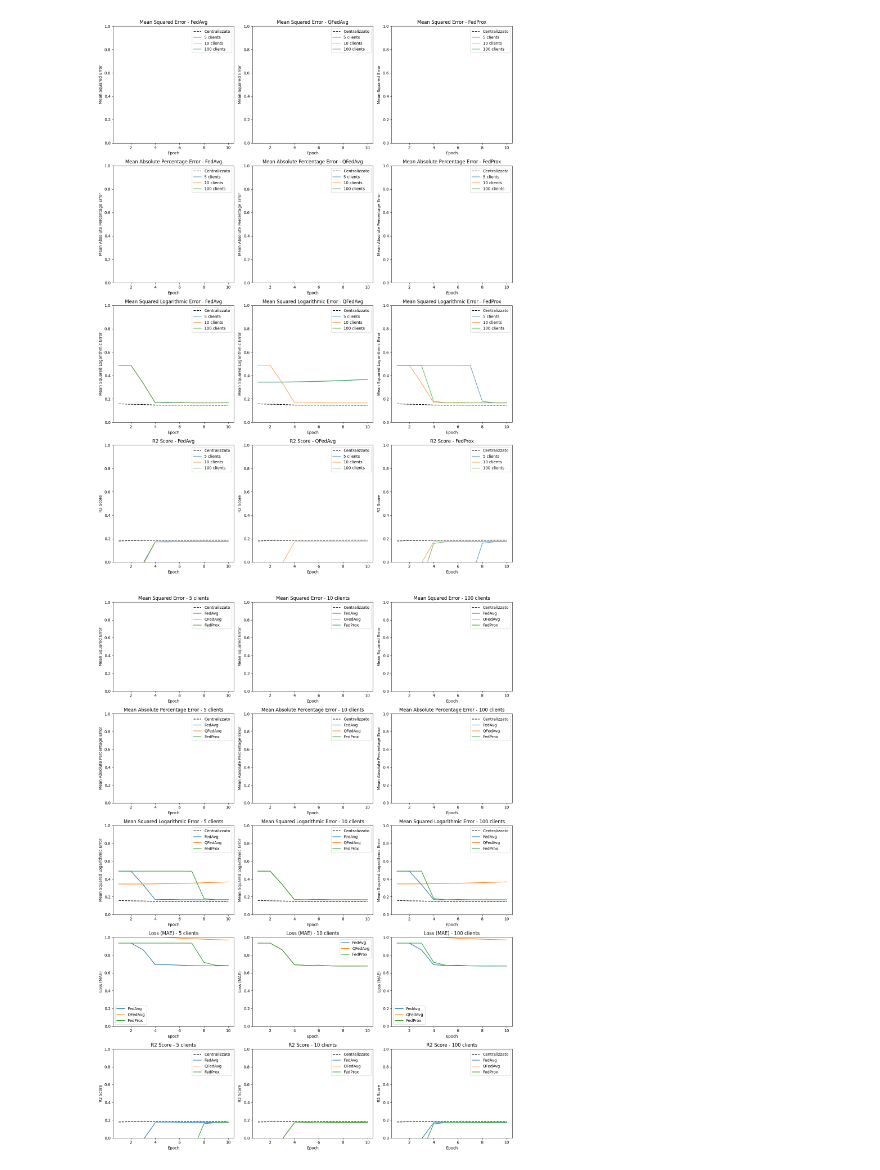
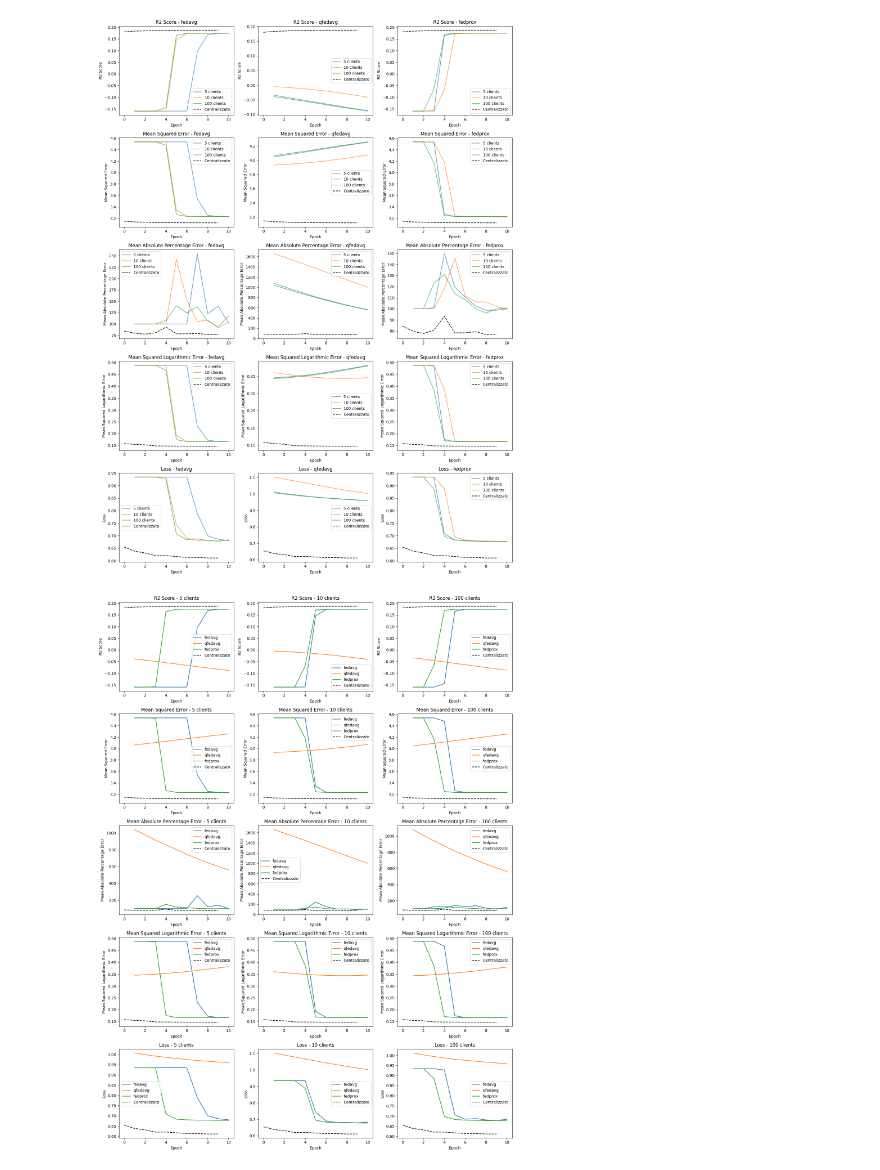
Before and after one commit to AnastasiaBrinati/Progetto-ML-23-24, a Jupyter notebook: Task2_plots.ipynb, the cells around one changed output. Saved outputs shown, nothing was run; the diff lists cells and outputs as text; code cells hidden in the pictures.

```diff
--- a/Task2_plots.ipynb
+++ b/Task2_plots.ipynb
@@ -95,46 +96,43 @@ task2_QFedAvg_5 = {
 # %%
 import matplotlib.pyplot as plt
 
 # Definizione delle metriche e delle strategie da visualizzare
-metrics = ['Mean Squared Error', 'Mean Absolute Percentage Error', 'Mean Squared Logarithmic Error', 'R2 Score']
-strategies = ['task2_FedAvg', 'task2_QFedAvg', 'task2_FedProx']
+metrics = ['R2 Score', 'Mean Squared Error', 'Mean Absolute Percentage Error','Mean Squared Logarithmic Error','Loss']
+strategies = ['task2_fedavg', 'task2_qfedavg', 'task2_fedprox']
 
 # Creazione dei subplots
 fig, axs = plt.subplots(len(metrics), len(strategies), figsize=(15, 20))
 
 # Looping su ogni metrica per creare i subplots
 for i, metric in enumerate(metrics):
     for j, strategy in enumerate(strategies):
-        axs[i, j].set_title(f"{metric} - {strategy.split('_')[1]}")
+        axs[i, j].set_title(f"{metric.replace('_', ' ').title()} - {strategy.split('_')[1]}")
         axs[i, j].set_xlabel('Epoch')
         axs[i, j].set_ylabel(metric)
-        axs[i, j].set_ylim(0, 1)  # Impostazione dell'asse y da 0 a 1
-
-        # Plotting per il risultato centralizzato
-        if metric in centralizzato:
-            axs[i, j].plot(centralizzato['Epoch'], centralizzato[metric], label='Centralizzato', linestyle='--', color='black')
-        else:
-            print(f"Metrica '{metric}' non trovata nel dizionario 'centralizzato'.")
 
         # Plotting per ogni numero di client
-        for num_clients in ['5', '10', '100']:
+        for num_clients in [5, 10, 100]:
             strategy_key = f"{strategy}_{num_clients}"
             axs[i, j].plot(eval(strategy_key)['Epoch'], eval(strategy_key)[metric], label=f"{num_clients} clients", linestyle='-', alpha=0.7)
+
+        # Aggiunta della metrica centralizzata
+        central_metric = task2_centralizzato[metric]
+        axs[i, j].plot(task2_centralizzato['Epoch'], central_metric, label="Centralizzato", linestyle='--', color='black')
 
         # Aggiunta della legenda
         axs[i, j].legend()
 
 # Ottimizzazione del layout
 plt.tight_layout()
 plt.show()
 # %% [output]
-[figure, old version]
+[figure, new version]
 # %%
 import matplotlib.pyplot as plt
 
 # Definizione delle metriche e delle strategie da visualizzare
-metrics = ['Mean Squared Error', 'Mean Absolute Percentage Error', 'Mean Squared Logarithmic Error', 'Loss (MAE)', 'R2 Score']
-strategies = ['task2_FedAvg', 'task2_QFedAvg', 'task2_FedProx']
+metrics = ['R2 Score', 'Mean Squared Error', 'Mean Absolute Percentage Error','Mean Squared Logarithmic Error','Loss']
+strategies = ['task2_fedavg', 'task2_qfedavg', 'task2_fedprox']
 num_clients_list = ['5', '10', '100']
 
 # Creazione dei subplots
@@ -143,14 +141,9 @@ fig, axs = plt.subplots(len(metrics), len(num_clients_list), figsize=(15, 20))
 # Looping su ogni metrica e numero di clienti per creare i subplots
 for i, metric in enumerate(metrics):
     for j, num_clients in enumerate(num_clients_list):
-        axs[i, j].set_title(f"{metric} - {num_clients} clients")
+        axs[i, j].set_title(f"{metric.replace('_', ' ').title()} - {num_clients} clients")
         axs[i, j].set_xlabel('Epoch')
         axs[i, j].set_ylabel(metric)
-
-        # Plotting per il risultato centralizzato
-        if metric in centralizzato:
-            axs[i, j].plot(centralizzato['Epoch'], centralizzato[metric], label='Centralizzato', linestyle='--', color='black')
-
 
         # Plotting per ogni strategia per tutti gli altri casi
         for strategy in strategies:
@@ -158,6 +151,10 @@ for i, metric in enumerate(metrics):
             if metric in eval(strategy_key):
                 axs[i, j].plot(eval(strategy_key)['Epoch'], eval(strategy_key)[metric], label=strategy.split('_')[1], linestyle='-')
 
+        # Aggiunta della metrica centralizzata
+        central_metric = task2_centralizzato[metric]
+        axs[i, j].plot(task2_centralizzato['Epoch'], central_metric, label="Centralizzato", linestyle='--', color='black')
+
         # Aggiunta della legenda
         axs[i, j].legend()
 
@@ -165,4 +162,4 @@ for i, metric in enumerate(metrics):
 plt.tight_layout()
 plt.show()
 # %% [output]
-[figure, old version]
+[figure, new version]
```
Also changed, not shown: parts of 2 cells of this notebook.
